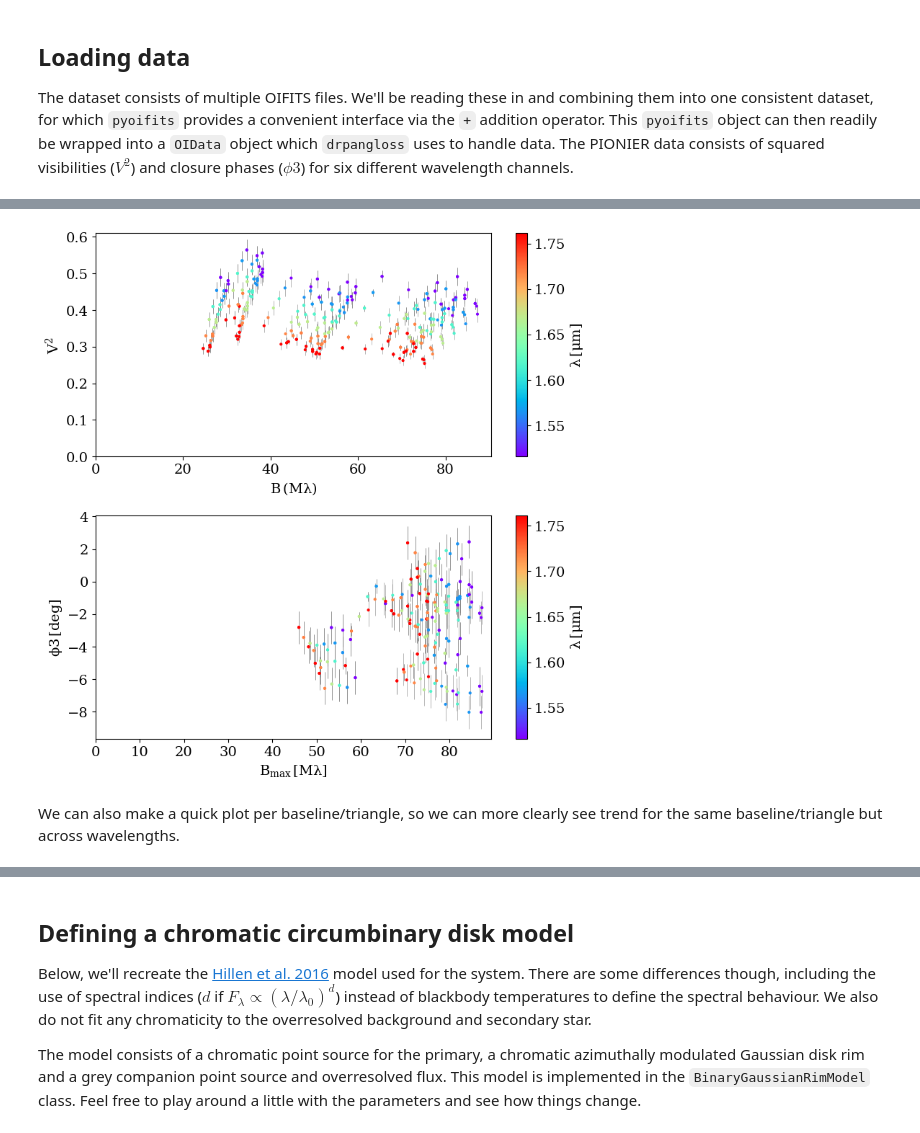
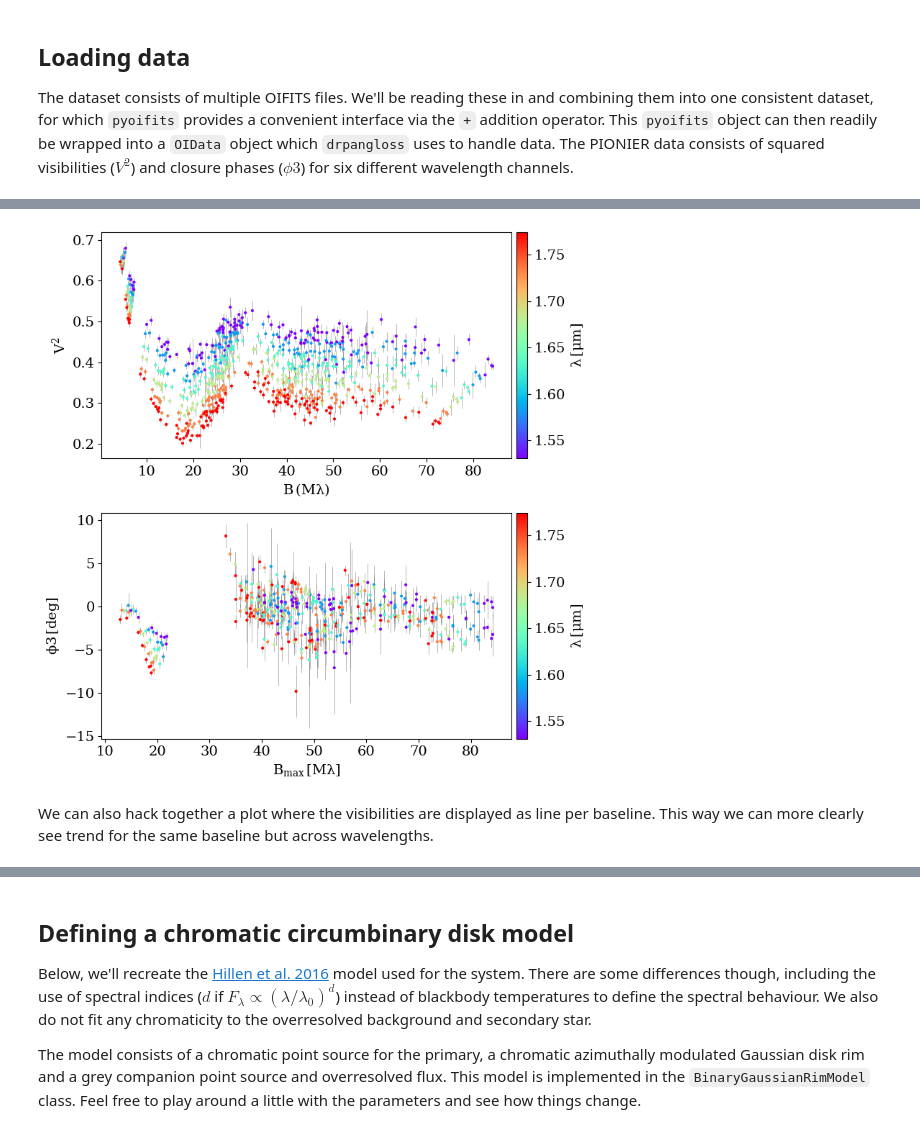
Before and after one commit to DePrinsT/drpangloss, a Jupyter notebook: notebooks/circumbinary_rim.ipynb, the cells around one changed output, grey strips where cells are left out. Saved outputs shown, nothing was run; the diff lists cells and outputs as text; code cells hidden in the pictures.

```diff
--- a/notebooks/circumbinary_rim.ipynb
+++ b/notebooks/circumbinary_rim.ipynb
@@ -31,14 +37,15 @@ be wrapped into a `OIData` object which `drpangloss` uses to handle data. The PI
 data consists of squared visibilities ($V^2$) and closure phases ($\phi3$) for six
 different wavelength channels.
 # %%
-ddir = Path("../data/IRAS08544-4431_PIONIER/")
+ddir = Path("/home/toond/Documents/phd/paper_iras08_time_series/data/ep1/")
 
 data_pyoifits = None
 for oifits_file in ddir.glob("*.fits"):
+    print(f"CONSIDERING FILE: {oifits_file}")
     if data_pyoifits is None:
-        data_pyoifits = oifits.open(oifits_file)
+        data_pyoifits = oifits.open(oifits_file, memmap=False)
     else:
-        data_pyoifits += oifits.open(oifits_file)
+        data_pyoifits += oifits.open(oifits_file, memmap=False)
 
 # Create a OIData object from the resulting pyofits object.
 oidata = OIData(data_pyoifits)
@@ -54,23 +112,28 @@ triangle for the $\phi3$ data), and color-coding everything by wavelength $\lamb
 # %%
-# Observed squared visibilities data per baseline.
+# Observed squared visibilities data per observed spatial freuqency.
 obs_vis2 = oidata.vis
 obs_d_vis2 = oidata.d_vis
 obs_vis2_wavel = oidata.wavel  # Wavelength per observed squared visibility.
 # Spatial frequencies per baseline.
 obs_uf = oidata.u / oidata.wavel
 obs_vf = oidata.v / oidata.wavel
+obs_base = jnp.hypot(oidata.u, oidata.v)
 obs_basef = jnp.hypot(obs_uf, obs_vf)  # Norm of spatial frequency.
 
-# Observed closure phases per closure triangle.
+# Observed closure phases per closure triangle in frequency space.
 obs_cp = oidata.phi
 obs_d_cp = oidata.d_phi
 obs_cp_wavel = obs_vis2_wavel[
     oidata.i_cps1
 ]  # Wavelength per observed closure phase.
-# Max baseline norm for the baseline closure triangles.
+
+# Get max baseline norm for the baseline closure triangles.
+obs_base1 = obs_base[oidata.i_cps1]
+obs_base2 = obs_base[oidata.i_cps2]
+obs_base3 = obs_base[oidata.i_cps3]
 obs_basemaxf = jnp.maximum(
-    obs_basef[oidata.i_cps1],
-    jnp.maximum(obs_basef[oidata.i_cps2], obs_basef[oidata.i_cps3]),
+    obs_base1 / obs_cp_wavel,
+    jnp.maximum(obs_base2 / obs_cp_wavel, obs_base3 / obs_cp_wavel),
 )
 # %%
 fig, axes = plt.subplots(2, 1, figsize=(8, 8))
@@ -86,40 +149,45 @@ axes[0].errorbar(
     zorder=-1,
 )
 sc1 = axes[0].scatter(
     obs_basef / 1e6, obs_vis2, c=obs_vis2_wavel * 1e6, s=4, cmap="rainbow"
 )
 
 # Closure phase data.
 axes[1].errorbar(
     obs_basemaxf / 1e6,
     obs_cp,
     obs_d_cp,
     fmt=",",
     elinewidth=0.4,
     ecolor="grey",
     zorder=-1,
 )
 sc2 = axes[1].scatter(
     obs_basemaxf / 1e6, obs_cp, c=obs_cp_wavel * 1e6, s=4, cmap="rainbow"
 )
 
-fig.colorbar(sc1, ax=axes[0], label=r"$\lambda \, [\mathregular{\mu m}]$")
-fig.colorbar(sc2, ax=axes[1], label=r"$\lambda \, [\mathregular{\mu m}]$")
+fig.colorbar(
+    sc1, ax=axes[0], label=r"$\lambda \, [\mathregular{\mu m}]$", pad=0.01
+)
+fig.colorbar(
+    sc2, ax=axes[1], label=r"$\lambda \, [\mathregular{\mu m}]$", pad=0.01
+)
 
-axes[0].set_xlim(0)
-axes[0].set_ylim(0)
+# axes[0].set_xlim(0)
+# axes[0].set_ylim(0, 1.0)
 axes[0].set_ylabel(r"$V^2$")
 axes[0].set_xlabel(r"$B \, (\mathregular{M\lambda})$")
 
-axes[1].set_xlim(0)
+# axes[1].set_xlim(0)
 axes[1].set_ylabel(r"$\phi 3 \, [\mathregular{deg}]$")
 axes[1].set_xlabel(r"$B_{\mathregular{max}} \, [\mathregular{M\lambda}]$")
 
 plt.tight_layout()
 plt.show()
 # %% [output]
-[figure, old version]
+[figure, new version]
 # %% [markdown]
-We can also make a quick plot per baseline/triangle, so we can more clearly see trend
-for the same baseline/triangle but across wavelengths.
+We can also hack together a plot where the visibilities are displayed as line per
+baseline. This way we can more clearly see trend for the same baseline but across
+ wavelengths.
 # %%
```
Also changed, not shown: parts of 46 cells of this notebook, 2 other files.
